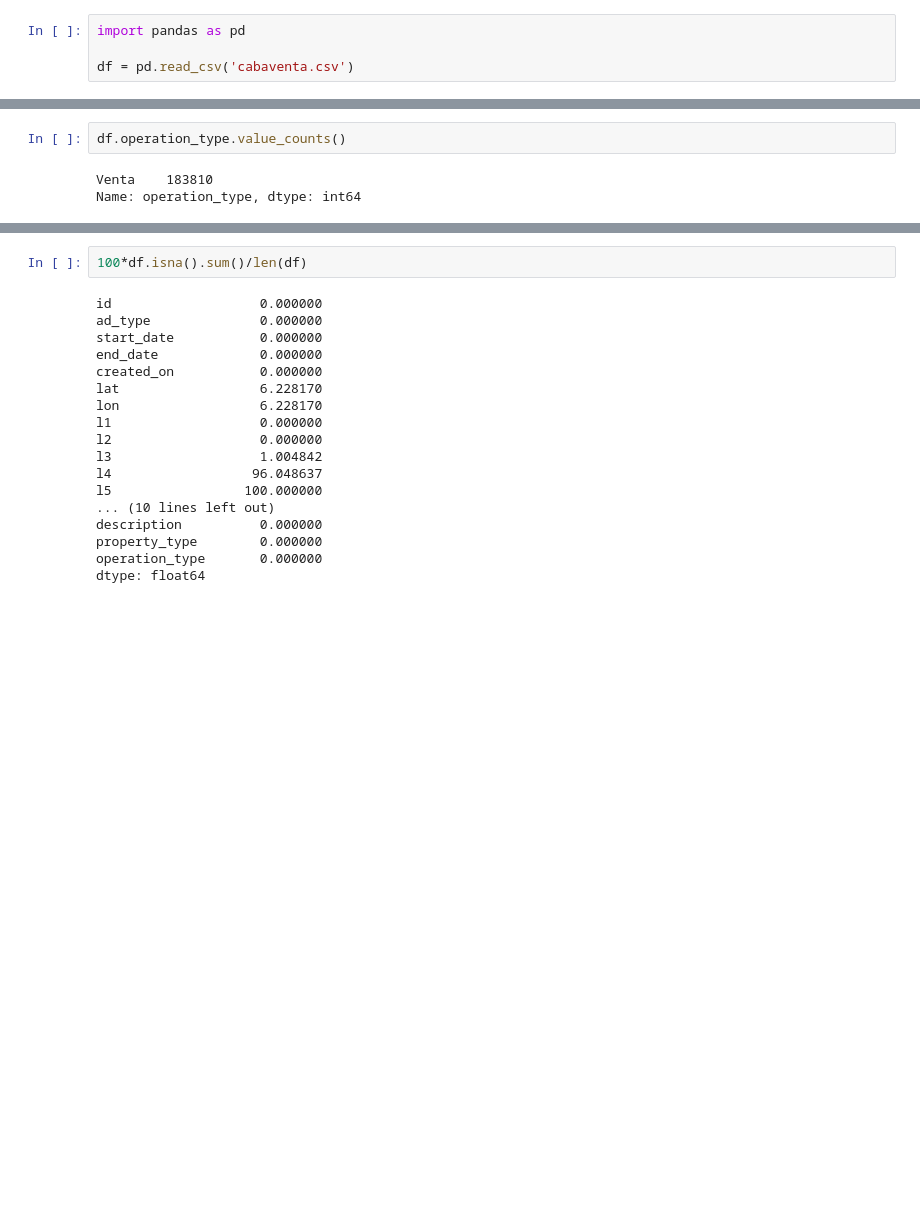
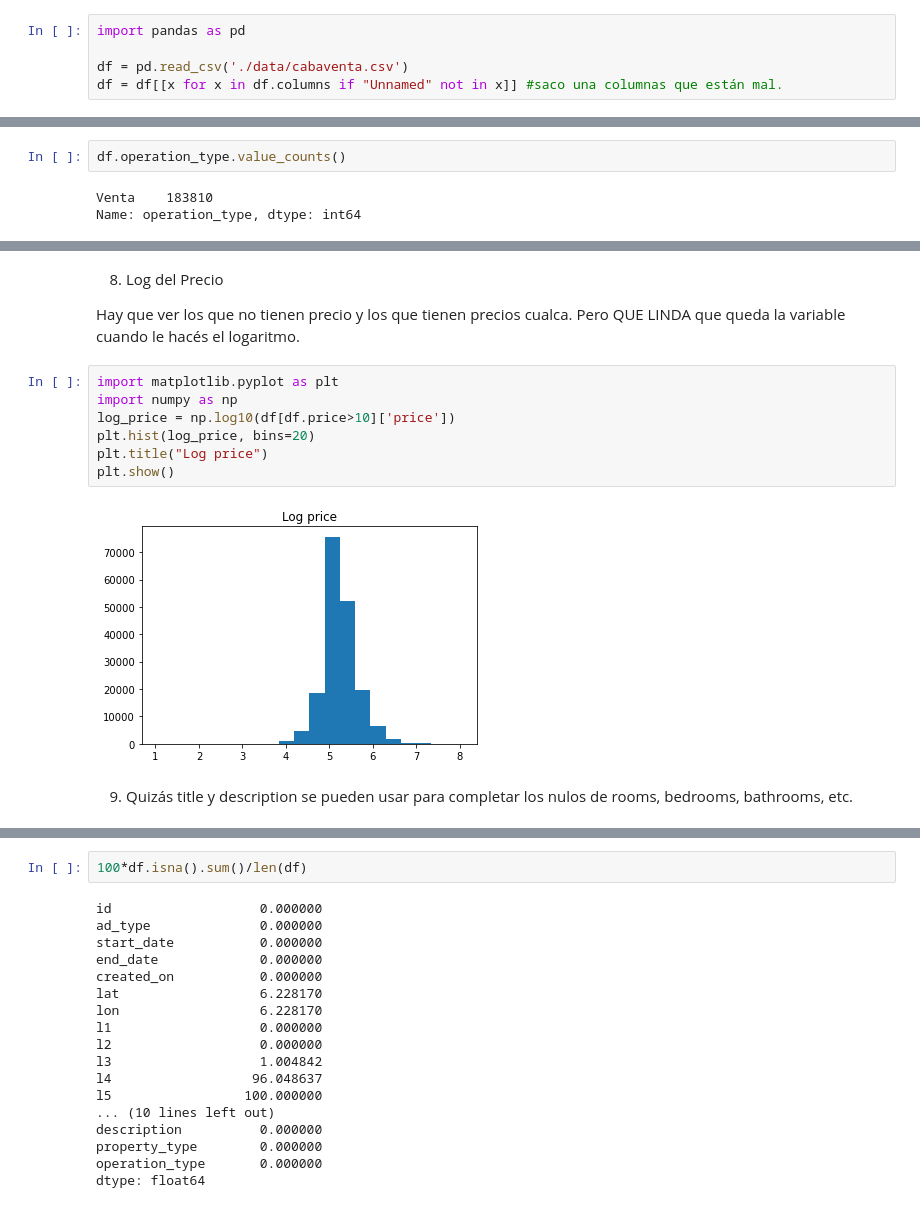
Before and after one commit to Ignacio-Ibarra/tpAA, a Jupyter notebook: tpAA.ipynb, the cells around one changed output, grey strips where cells are left out. Cells and saved outputs as stored; diff of their text form; blank space fills up the shorter version.

```diff
--- a/tpAA.ipynb
+++ b/tpAA.ipynb
@@ -1,4 +1,5 @@
 # %%
 import pandas as pd
 
-df = pd.read_csv('cabaventa.csv')
+df = pd.read_csv('./data/cabaventa.csv')
+df = df[[x for x in df.columns if "Unnamed" not in x]] #saco una columnas que están mal.
@@ -11,0 +82,15 @@ df = df[[x for x in df.columns if "Unnamed" not in x]]
+# %% [markdown]
+8. Log del Precio
+
+Hay que ver los que no tienen precio y los que tienen precios cualca. Pero QUE LINDA que queda la variable cuando le hacés el logaritmo.
+# %%
+import matplotlib.pyplot as plt
+import numpy as np
+log_price = np.log10(df[df.price>10]['price'])
+plt.hist(log_price, bins=20)
+plt.title("Log price")
+plt.show()
+# %% [output]
+[figure, added]
+# %% [markdown]
+9. Quizás title y description se pueden usar para completar los nulos de rooms, bedrooms, bathrooms, etc.
```
Also changed, not shown: parts of 20 cells of this notebook.
